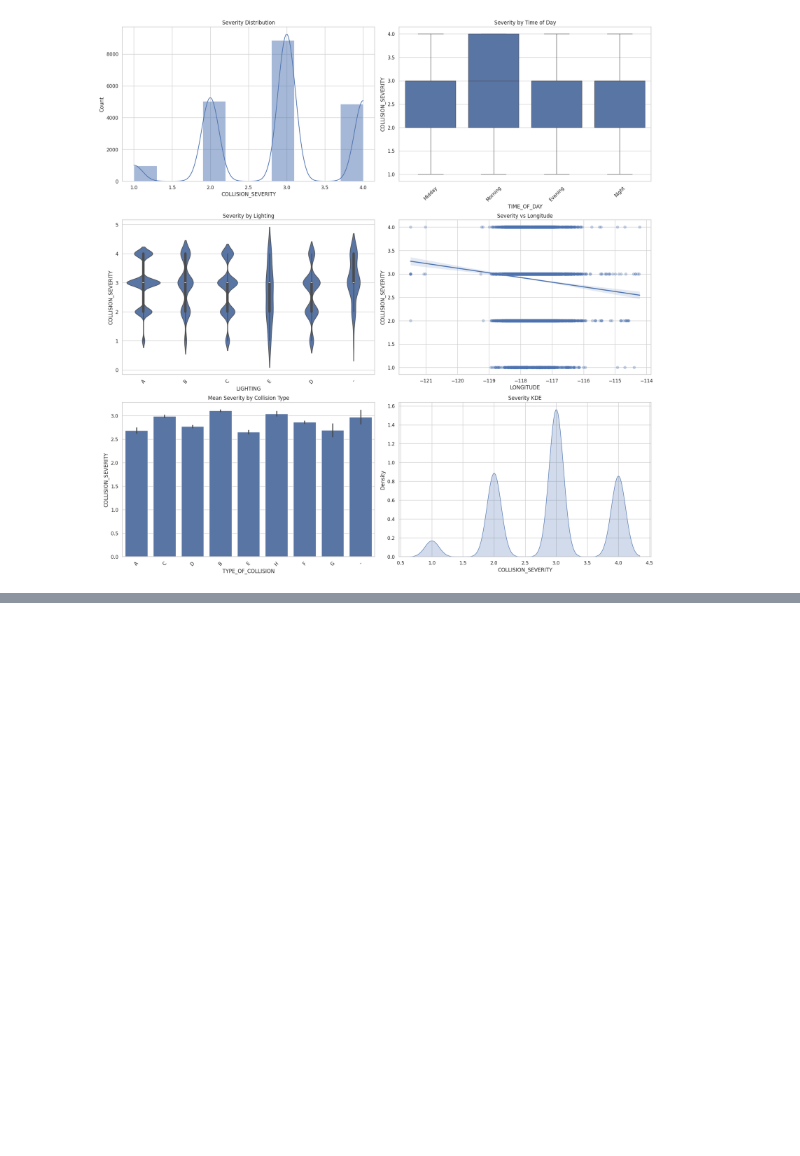
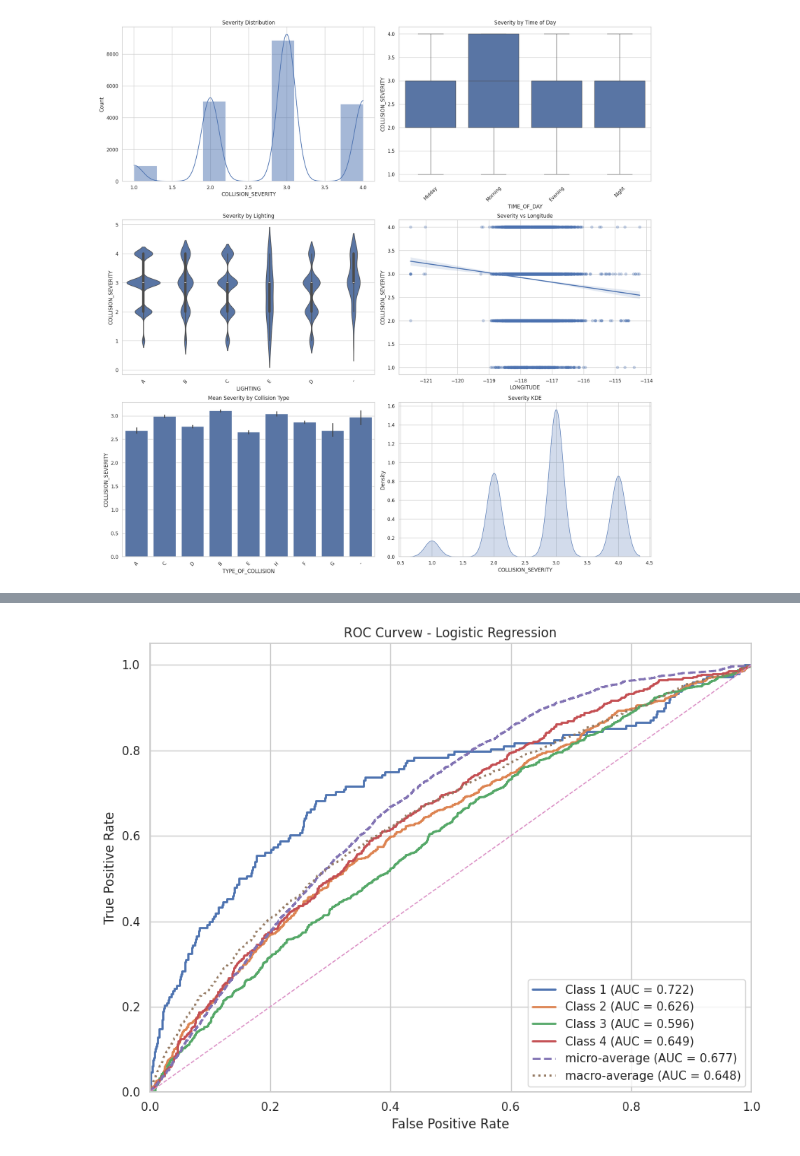
Before and after one commit to jeremiahsnipes/motorcycle_risk_project, a Jupyter notebook: SouthernCA_Analysis&Models.ipynb, the cells around one changed output, grey strips where cells are left out. Saved outputs shown, nothing was run; the diff lists cells and outputs as text; code cells hidden in the pictures; blank space fills up the shorter version.

```diff
--- a/SouthernCA_Analysis&Models.ipynb
+++ b/SouthernCA_Analysis&Models.ipynb
@@ -893,0 +1068,73 @@ plt.show()
+# %%
+import numpy as np
+import matplotlib.pyplot as plt
+
+from sklearn.preprocessing import label_binarize
+from sklearn.metrics import roc_curve, auc
+
+classes = lr_pipeline.named_steps["logisticregression"].classes_
+n_classes = len(classes)
+
+y_val_bin = label_binarize(y_val, classes=classes)
+
+fpr = {}
+tpr = {}
+roc_auc = {}
+
+for i in range(n_classes):
+    fpr[i], tpr[i], _ = roc_curve(y_val_bin[:, i], val_probs_lr[:, i])
+    roc_auc[i] = auc(fpr[i], tpr[i])
+
+# Micro-average ROC, treat every class decision equally
+fpr["micro"], tpr["micro"], _ = roc_curve(y_val_bin.ravel(), val_probs_lr.ravel())
+roc_auc["micro"] = auc(fpr["micro"], tpr["micro"])
+
+# Macro-average ROC, average across classes
+all_fpr = np.unique(np.concatenate([fpr[i] for i in range(n_classes)]))
+mean_tpr = np.zeros_like(all_fpr)
+
+for i in range(n_classes):
+    mean_tpr += np.interp(all_fpr, fpr[i], tpr[i])
+
+mean_tpr /= n_classes
+fpr["macro"] = all_fpr
+tpr["macro"] = mean_tpr
+roc_auc["macro"] = auc(fpr["macro"], tpr["macro"])
+
+# Plot
+plt.figure(figsize=(9, 7))
+
+# Per-class curves
+for i, cls in enumerate(classes):
+    plt.plot(
+        fpr[i],
+        tpr[i],
+        lw=2,
+        label=f"Class {cls} (AUC = {roc_auc[i]:.3f})")
+
+plt.plot(
+    fpr["micro"],
+    tpr["micro"],
+    lw=2,
+    linestyle="--",
+    label=f"micro-average (AUC = {roc_auc['micro']:.3f})")
+plt.plot(
+    fpr["macro"],
+    tpr["macro"],
+    lw=2,
+    linestyle=":",
+    label=f"macro-average (AUC = {roc_auc['macro']:.3f})")
+
+plt.plot([0, 1], [0, 1], lw=1, linestyle="--")
+
+plt.xlim([0.0, 1.0])
+plt.ylim([0.0, 1.05])
+plt.xlabel("False Positive Rate")
+plt.ylabel("True Positive Rate")
+plt.title("ROC Curvew - Logistic Regression")
+plt.legend(loc="lower right")
+plt.grid(True)
+plt.tight_layout()
+plt.show()
+# %% [output]
+[figure, added]
```
Also changed, not shown: parts of 14 cells of this notebook.
